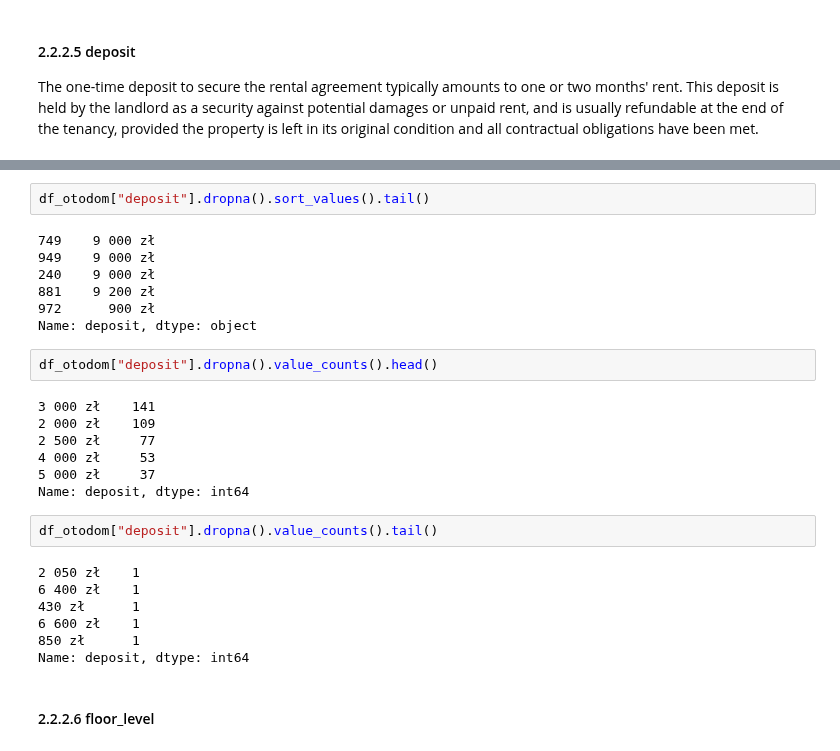
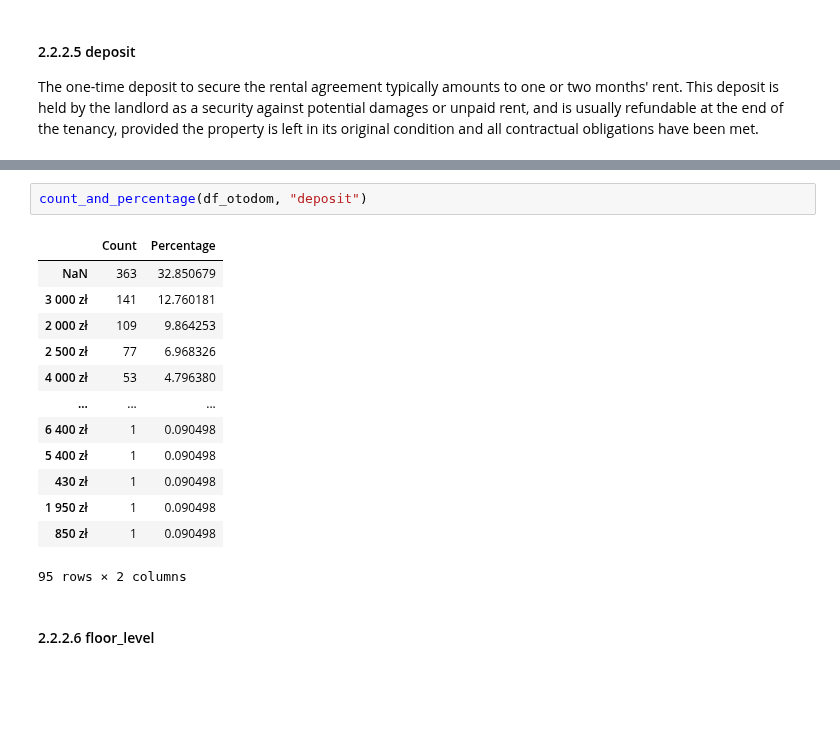
Before and after one commit to Luk-kar/Home-Market-Harvester, a Jupyter notebook: notebooks/data_preview.ipynb, the cells around one changed output, grey strips where cells are left out. Drawn from its saved outputs; the diff is of its cells as text; blank space fills up the shorter version.

```diff
--- a/notebooks/data_preview.ipynb
+++ b/notebooks/data_preview.ipynb
@@ -297,29 +246,18 @@ Name: deposit, dtype: object
-# %%
-df_otodom["deposit"].dropna().sort_values().tail()
-# %% [output]
-749    9 000 zł
-949    9 000 zł
-240    9 000 zł
-881    9 200 zł
-972      900 zł
-Name: deposit, dtype: object
-# %%
-df_otodom["deposit"].dropna().value_counts().head()
-# %% [output]
-3 000 zł    141
-2 000 zł    109
-2 500 zł     77
-4 000 zł     53
-5 000 zł     37
-Name: deposit, dtype: int64
-# %%
-df_otodom["deposit"].dropna().value_counts().tail()
-# %% [output]
-2 050 zł    1
-6 400 zł    1
-430 zł      1
-6 600 zł    1
-850 zł      1
-Name: deposit, dtype: int64
+# %%
+count_and_percentage(df_otodom, "deposit")
+# %% [output]
+|  | Count | Percentage |
+| NaN | 363 | 32.850679 |
+| 3 000 zł | 141 | 12.760181 |
+| 2 000 zł | 109 | 9.864253 |
+| 2 500 zł | 77 | 6.968326 |
+| 4 000 zł | 53 | 4.796380 |
+| ... | ... | ... |
+| 6 400 zł | 1 | 0.090498 |
+| 5 400 zł | 1 | 0.090498 |
+| 430 zł | 1 | 0.090498 |
+| 1 950 zł | 1 | 0.090498 |
+| 850 zł | 1 | 0.090498 |
+95 rows × 2 columns
 # %% [markdown]
 #### 2.2.2.6 floor_level
```
Also changed, not shown: parts of 42 cells of this notebook.
